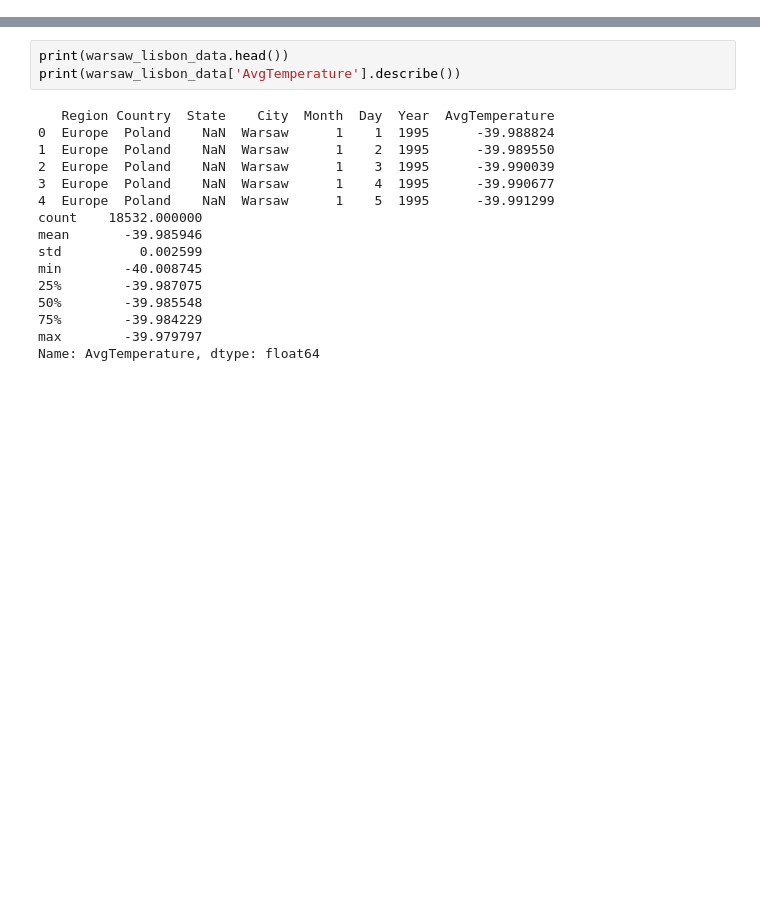
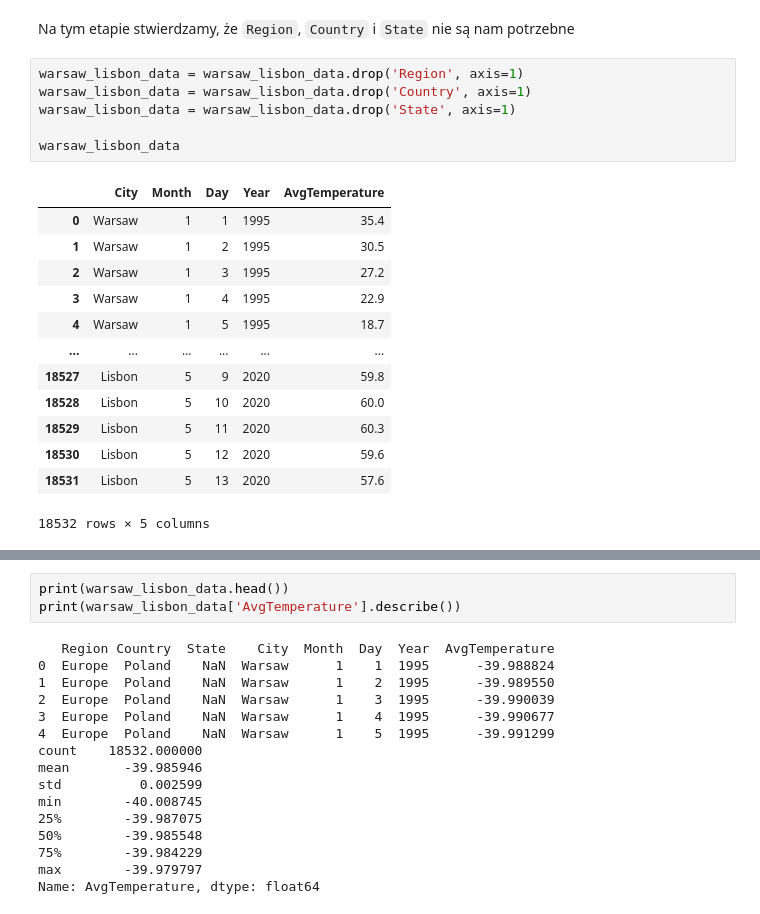
Before and after one commit to mathieuboro/raport, a Jupyter notebook: Raport_!.ipynb, the cells around one changed output, grey strips where cells are left out. Drawn from its saved outputs; the diff is of its cells as text; blank space fills up the shorter version.

```diff
--- a/Raport_!.ipynb
+++ b/Raport_!.ipynb
@@ -23,0 +21,22 @@ display_warsaw_lisbon_data
+# %% [markdown]
+Na tym etapie stwierdzamy, że `Region`, `Country` i `State` nie są nam potrzebne
+# %%
+warsaw_lisbon_data = warsaw_lisbon_data.drop('Region', axis=1)
+warsaw_lisbon_data = warsaw_lisbon_data.drop('Country', axis=1)
+warsaw_lisbon_data = warsaw_lisbon_data.drop('State', axis=1)
+
+warsaw_lisbon_data
+# %% [output]
+|  | City | Month | Day | Year | AvgTemperature |
+| 0 | Warsaw | 1 | 1 | 1995 | 35.4 |
+| 1 | Warsaw | 1 | 2 | 1995 | 30.5 |
+| 2 | Warsaw | 1 | 3 | 1995 | 27.2 |
+| 3 | Warsaw | 1 | 4 | 1995 | 22.9 |
+| 4 | Warsaw | 1 | 5 | 1995 | 18.7 |
+| ... | ... | ... | ... | ... | ... |
+| 18527 | Lisbon | 5 | 9 | 2020 | 59.8 |
+| 18528 | Lisbon | 5 | 10 | 2020 | 60.0 |
+| 18529 | Lisbon | 5 | 11 | 2020 | 60.3 |
+| 18530 | Lisbon | 5 | 12 | 2020 | 59.6 |
+| 18531 | Lisbon | 5 | 13 | 2020 | 57.6 |
+18532 rows × 5 columns
```
Also changed, not shown: parts of 13 cells of this notebook.
